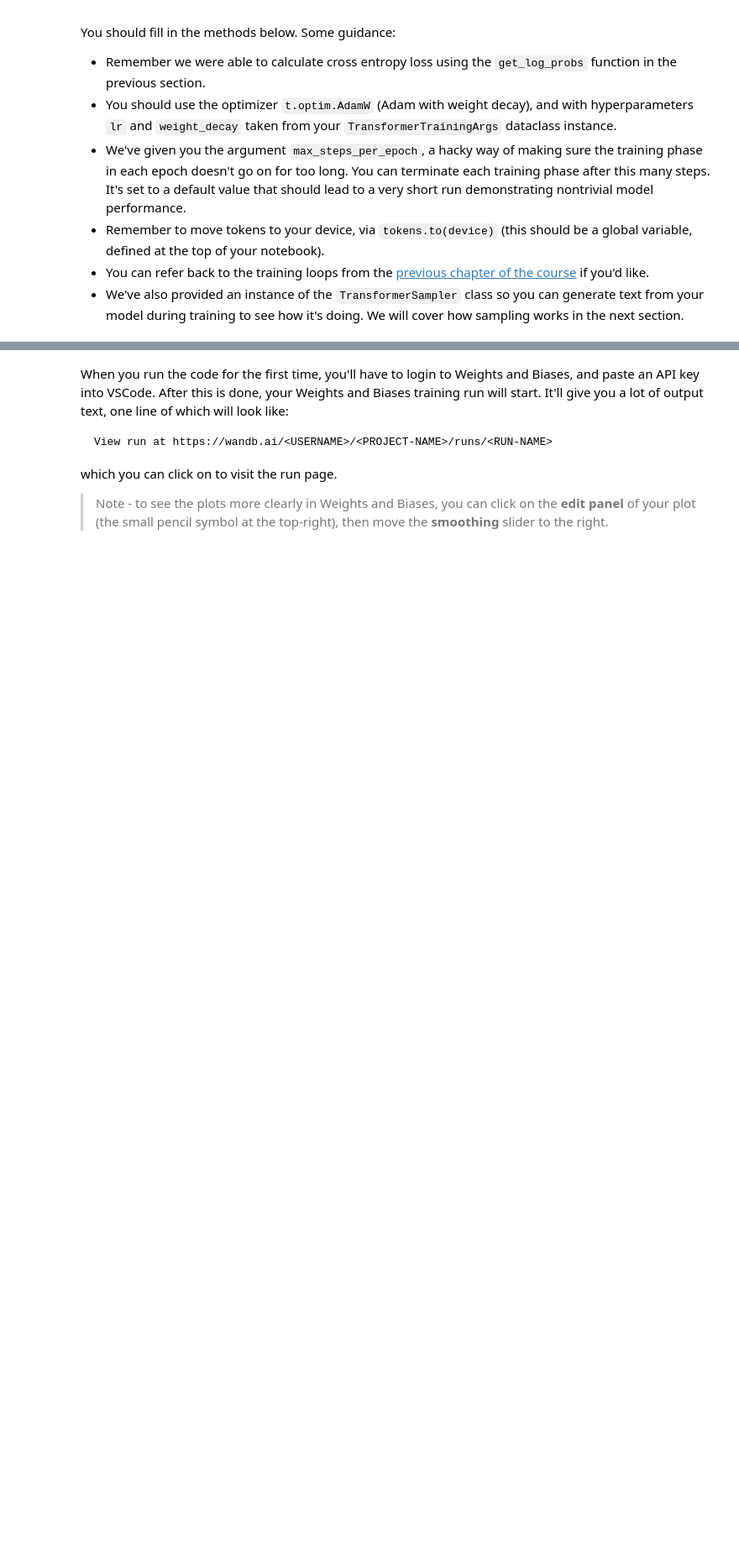
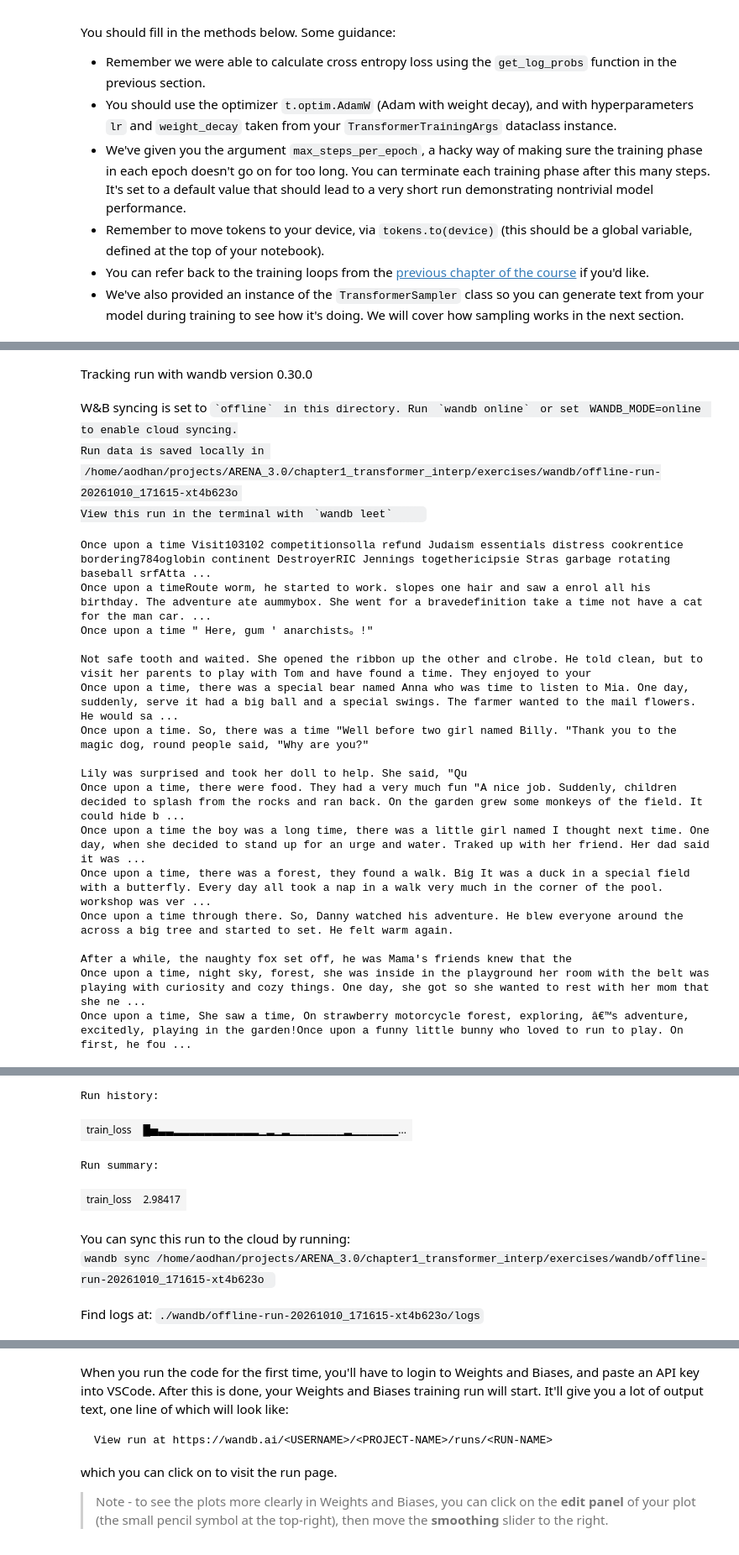
Before and after one commit to aodhanhatch/ARENA_3.0, a Jupyter notebook: chapter1_transformer_interp/exercises/part1_transformer_from_scratch/1.1_Transformer_from_Scratch_exercises.ipynb, the cells around one changed output, grey strips where cells are left out. Shown at 84% size. Cells and saved outputs as stored; diff of their text form; code cells hidden in the pictures; blank space fills up the shorter version.

Commit message:
1.1 transformer from scratch: training loop
Co-Authored-By: Claude Fable 5.1 <noreply@anthropic.com>

```diff
--- a/chapter1_transformer_interp/exercises/part1_transformer_from_scratch/1.1_Transformer_from_Scratch_exercises.ipynb
+++ b/chapter1_transformer_interp/exercises/part1_transformer_from_scratch/1.1_Transformer_from_Scratch_exercises.ipynb
@@ -1949,14 +1939,14 @@ class TransformerTrainer:
 
         Remember that `batch` is a dictionary with the single key 'tokens'.
         """
-        tokens = batch[tokens].to(device)
+        tokens = batch["tokens"].to(device)
         logits = self.model(tokens)
-        loss = get_log_probs(logits)
-        bp = loss.backward()
-
-
-
-
+        loss = -get_log_probs(logits, tokens).mean()
+        loss.backward()
+        self.optimizer.step()
+        self.optimizer.zero_grad()
+        self.step += 1
+        wandb.log({"train_loss": loss}, step=self.step)
         return loss
 
     @t.inference_mode()
@@ -1965,9 +1955,17 @@ class TransformerTrainer:
         Evaluate the model on the test set and return the accuracy.
         """
         self.model.eval()
-        #
-        # YOUR CODE HERE - fill in the `evaluate` method
-        #
+        num_correct = 0
+        num_prediction = 0
+        for batch in self.test_loader:
+            tokens = batch["tokens"].to(device)
+            logits = self.model(tokens)
+            predicted = logits.argmax(dim=-1)
+            preds = predicted[:, :-1]
+            targets = tokens[:, 1:]
+            num_correct += (preds == targets).sum().item()
+            num_prediction += targets.numel()
+        accuracy = num_correct / num_prediction
         self.model.train()
         return accuracy
 
@@ -2001,3 +1999,4 @@ model = DemoTransformer(model_cfg).to(device)
 args = TransformerTrainingArgs()
 trainer = TransformerTrainer(args, model)
 trainer.train()
+# %% [output]
@@ -2003,0 +2009,21 @@ trainer.train()
+Tracking run with wandb version 0.30.0
+W&B syncing is set to `offline` in this directory. Run `wandb online` or set WANDB_MODE=online to enable cloud syncing.
+Run data is saved locally in /home/aodhan/projects/ARENA_3.0/chapter1_transformer_interp/exercises/wandb/offline-run-20261010_171615-xt4b623o
+View this run in the terminal with `wandb leet`
+Once upon a time Visit103102 competitionsolla refund Judaism essentials distress cookrentice bordering784oglobin continent DestroyerRIC Jennings togethericipsie Stras garbage rotating baseball srfAtta ...
+Once upon a timeRoute worm, he started to work. slopes one hair and saw a enrol all his birthday. The adventure ate aummybox. She went for a bravedefinition take a time not have a cat for the man car. ...
+Once upon a time " Here, gum ' anarchists。!"
+
+Not safe tooth and waited. She opened the ribbon up the other and clrobe. He told clean, but to visit her parents to play with Tom and have found a time. They enjoyed to your
+Once upon a time, there was a special bear named Anna who was time to listen to Mia. One day, suddenly, serve it had a big ball and a special swings. The farmer wanted to the mail flowers. He would sa ...
+Once upon a time. So, there was a time "Well before two girl named Billy. "Thank you to the magic dog, round people said, "Why are you?"
+
+Lily was surprised and took her doll to help. She said, "Qu
+Once upon a time, there were food. They had a very much fun "A nice job. Suddenly, children decided to splash from the rocks and ran back. On the garden grew some monkeys of the field. It could hide b ...
+Once upon a time the boy was a long time, there was a little girl named I thought next time. One day, when she decided to stand up for an urge and water. Traked up with her friend. Her dad said it was ...
+Once upon a time, there was a forest, they found a walk. Big It was a duck in a special field with a butterfly. Every day all took a nap in a walk very much in the corner of the pool. workshop was ver ...
+Once upon a time through there. So, Danny watched his adventure. He blew everyone around the across a big tree and started to set. He felt warm again.
+
+After a while, the naughty fox set off, he was Mama's friends knew that the
+Once upon a time, night sky, forest, she was inside in the playground her room with the belt was playing with curiosity and cozy things. One day, she got so she wanted to rest with her mom that she ne ...
+Once upon a time, She saw a time, On strawberry motorcycle forest, exploring, â€™s adventure, excitedly, playing in the garden!Once upon a funny little bunny who loved to run to play. On first, he fou ...
@@ -2004,3 +2031,10 @@ trainer.train()
+Run history:
+| train_loss | █▅▃▃▂▂▂▂▂▂▂▂▂▂▂▁▂▁▂▁▁▁▁▁▁▁▂▁▁▁▁▁▁... |
+Run summary:
+| train_loss | 2.98417 |
+You can sync this run to the cloud by running:
+wandb sync /home/aodhan/projects/ARENA_3.0/chapter1_transformer_interp/exercises/wandb/offline-run-20261010_171615-xt4b623o
+Find logs at: ./wandb/offline-run-20261010_171615-xt4b623o/logs
 # %% [markdown]
 <details><summary>Solution</summary>
 
```
Also changed, not shown: parts of 6 cells of this notebook.
